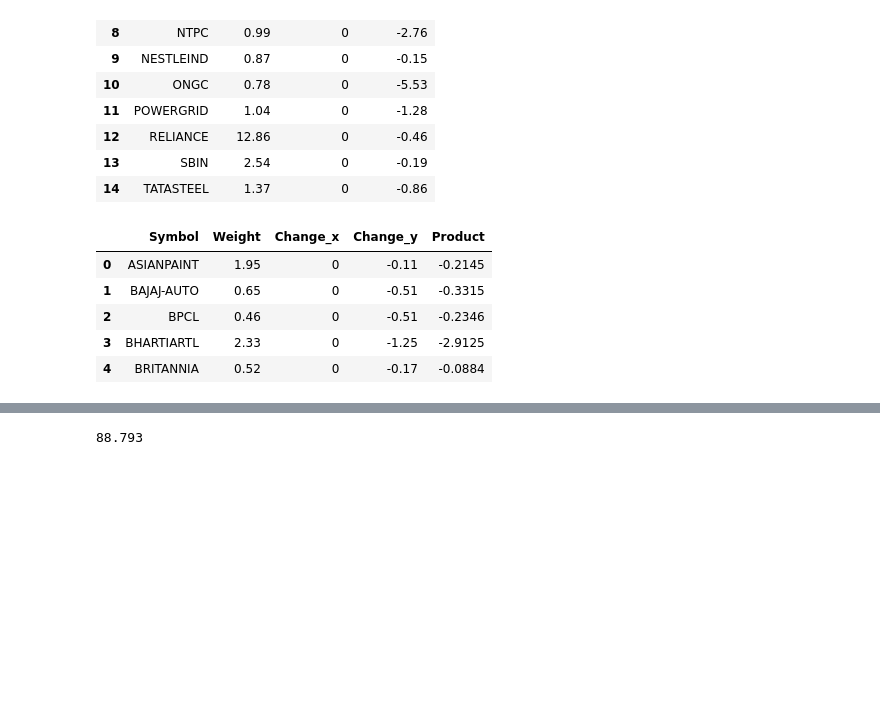
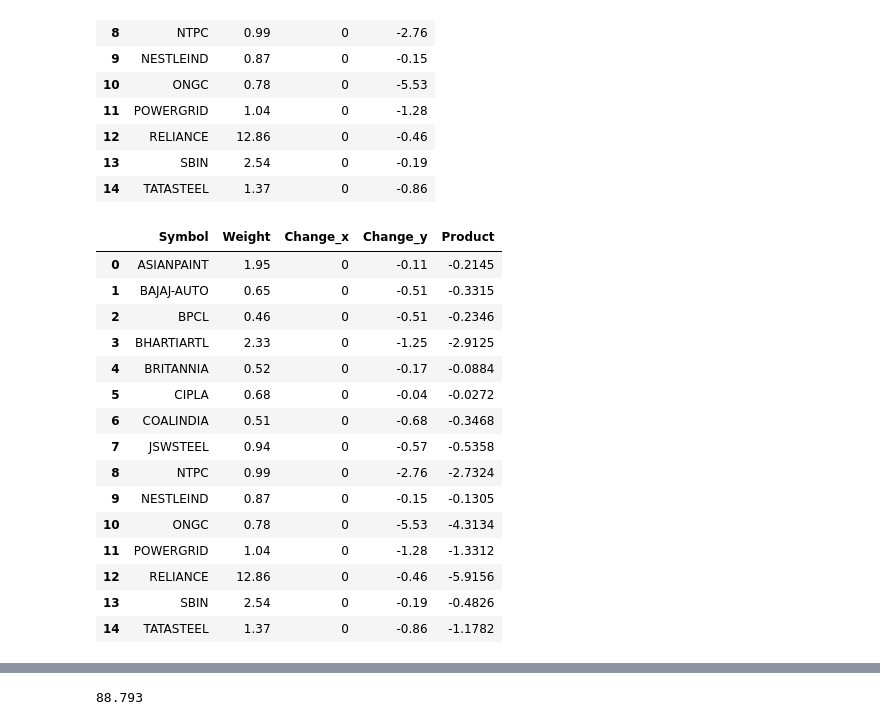
Before and after one commit to gkondayya/Options, a Jupyter notebook: IndexWeights.ipynb, the cells around one changed output, grey strips where cells are left out. Cells and saved outputs as stored; diff of their text form; code cells hidden in the pictures; blank space fills up the shorter version.

```diff
--- a/IndexWeights.ipynb
+++ b/IndexWeights.ipynb
@@ -215,15 +218,25 @@ df21
 # %%
 df21['Weight'] = df21['Weight'].astype(float)
 
 df21['Product']=df21['Weight']*df21['Change_y']
-df21.head()
+df21
 # %% [output]
 |  | Symbol | Weight | Change_x | Change_y | Product |
 | 0 | ASIANPAINT | 1.95 | 0 | -0.11 | -0.2145 |
 | 1 | BAJAJ-AUTO | 0.65 | 0 | -0.51 | -0.3315 |
 | 2 | BPCL | 0.46 | 0 | -0.51 | -0.2346 |
 | 3 | BHARTIARTL | 2.33 | 0 | -1.25 | -2.9125 |
 | 4 | BRITANNIA | 0.52 | 0 | -0.17 | -0.0884 |
+| 5 | CIPLA | 0.68 | 0 | -0.04 | -0.0272 |
+| 6 | COALINDIA | 0.51 | 0 | -0.68 | -0.3468 |
+| 7 | JSWSTEEL | 0.94 | 0 | -0.57 | -0.5358 |
+| 8 | NTPC | 0.99 | 0 | -2.76 | -2.7324 |
+| 9 | NESTLEIND | 0.87 | 0 | -0.15 | -0.1305 |
+| 10 | ONGC | 0.78 | 0 | -5.53 | -4.3134 |
+| 11 | POWERGRID | 1.04 | 0 | -1.28 | -1.3312 |
+| 12 | RELIANCE | 12.86 | 0 | -0.46 | -5.9156 |
+| 13 | SBIN | 2.54 | 0 | -0.19 | -0.4826 |
+| 14 | TATASTEEL | 1.37 | 0 | -0.86 | -1.1782 |
 # %%
 df20['Weight'] = df20['Weight'].astype(float)
 
```
Also changed, not shown: parts of 5 cells of this notebook.
